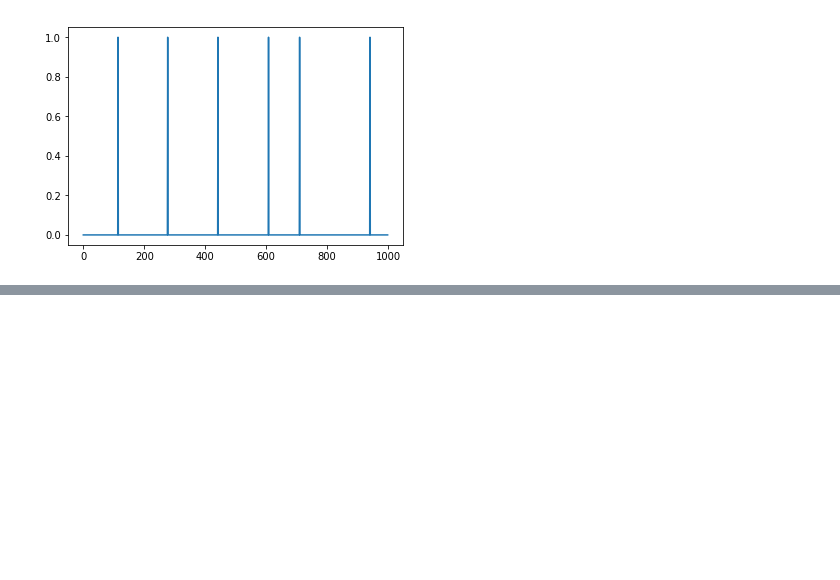
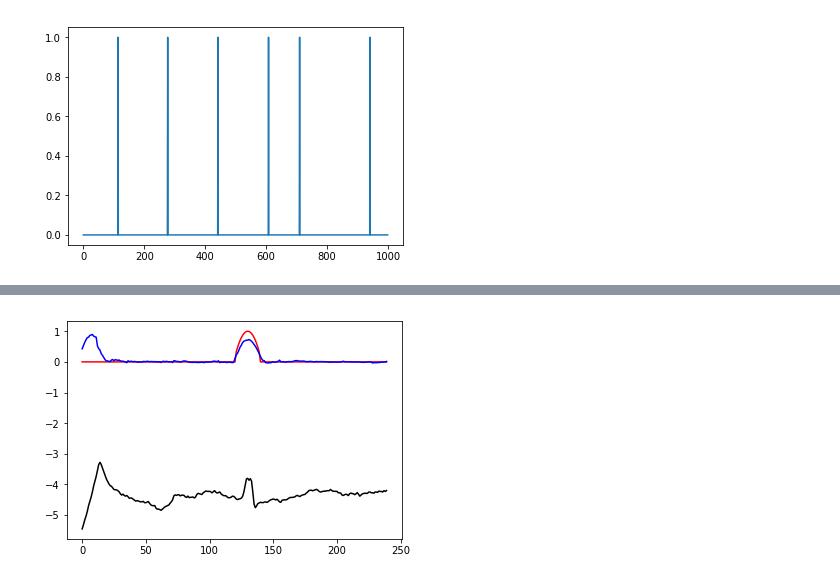
Before and after one commit to jells123/QRS-Detection, a Jupyter notebook: QRS-detectors.ipynb, the cells around one changed output, grey strips where cells are left out. Saved outputs shown, nothing was run; the diff lists cells and outputs as text; code cells hidden in the pictures; blank space fills up the shorter version.

```diff
--- a/QRS-detectors.ipynb
+++ b/QRS-detectors.ipynb
@@ -261,0 +340,6 @@ TypeError: Error when checking model input: data should be a Numpy array, or lis
+# %%
+t = range(seqL*ninputs)
+plt.plot(t,inp[0,:],'k',t,targ[0],'r',t,output[0],'b')
+plt.show()
+# %% [output]
+[figure, added]
```
Also changed, not shown: parts of 11 cells of this notebook.
